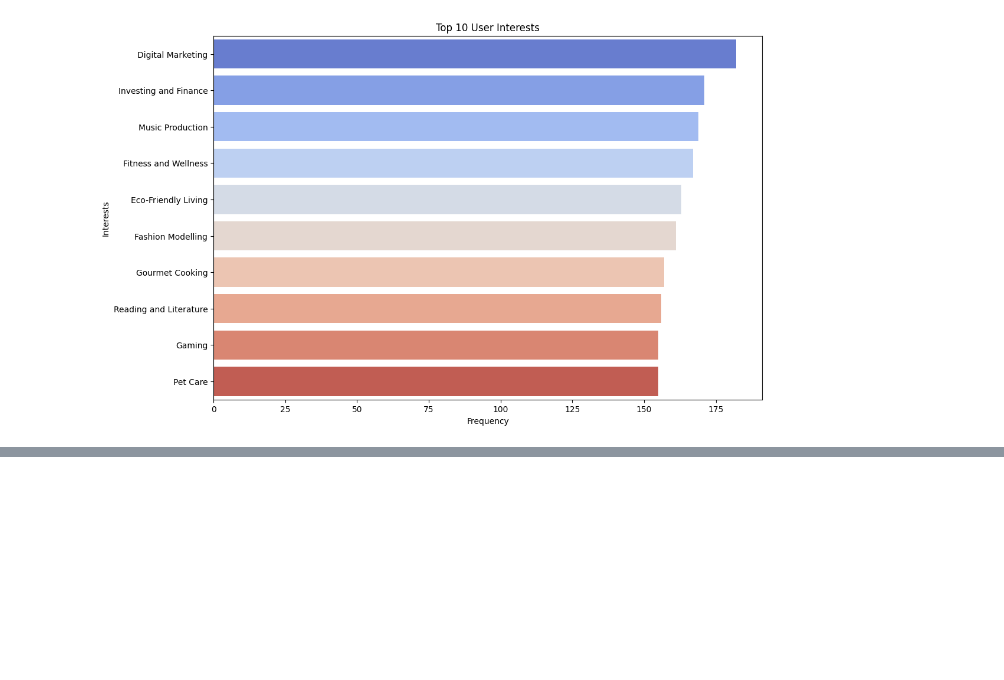
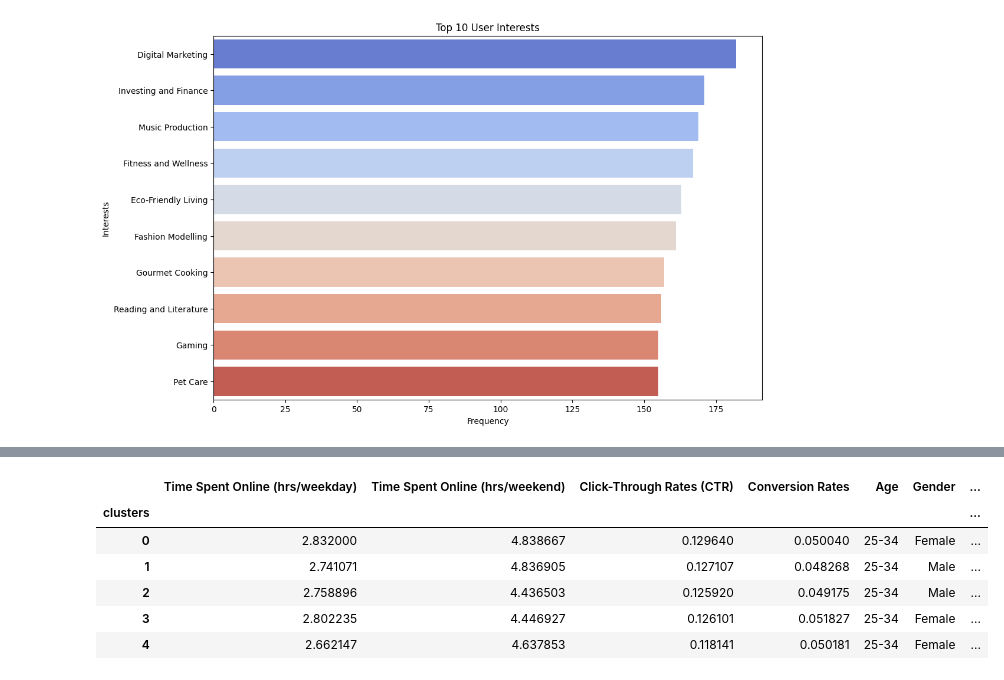
Before and after one commit to AbnerGalRol/User-Profiling-and-Segmentation, a Jupyter notebook: notebook/User profiling and segmentation.ipynb, the cells around one changed output, grey strips where cells are left out. Saved outputs shown, nothing was run; the diff lists cells and outputs as text; code cells hidden in the pictures; blank space fills up the shorter version.

```diff
--- a/notebook/User profiling and segmentation.ipynb
+++ b/notebook/User profiling and segmentation.ipynb
@@ -122,3 +192,6 @@ pipeline = Pipeline(steps = [('preprocessor',ColumnTransformer(
     ('cluster',KMeans(n_clusters=5,random_state= 42))])
 
 pipeline.fit(clustering_df)
+
+cluster_labels = pipeline.named_steps['cluster'].labels_
+df['clusters'] = cluster_labels
@@ -137,0 +207,18 @@ Pipeline(steps=[('preprocessor',
+# %%
+# Calculating mean values for numerical features for each cluster
+
+cluster_means = df.groupby('clusters')[num_features].mean()
+def calculate_mode(group):
+    return group[cat_features].mode().iloc[0]
+
+mode_series  = df.groupby('clusters',).apply(calculate_mode,include_groups=False)
+cluster_means[cat_features] = mode_series
+cluster_means
+# %% [output]
+|  | Time Spent Online (hrs/weekday) | Time Spent Online (hrs/weekend) | Click-Through Rates (CTR) | Conversion Rates | Age | Gender | ... |
+| clusters |  |  |  |  |  |  | ... |
+| 0 | 2.832000 | 4.838667 | 0.129640 | 0.050040 | 25-34 | Female | ... |
+| 1 | 2.741071 | 4.836905 | 0.127107 | 0.048268 | 25-34 | Male | ... |
+| 2 | 2.758896 | 4.436503 | 0.125920 | 0.049175 | 25-34 | Male | ... |
+| 3 | 2.802235 | 4.446927 | 0.126101 | 0.051827 | 25-34 | Female | ... |
+| 4 | 2.662147 | 4.637853 | 0.118141 | 0.050181 | 25-34 | Female | ... |
```
Also changed, not shown: parts of 15 cells of this notebook.
